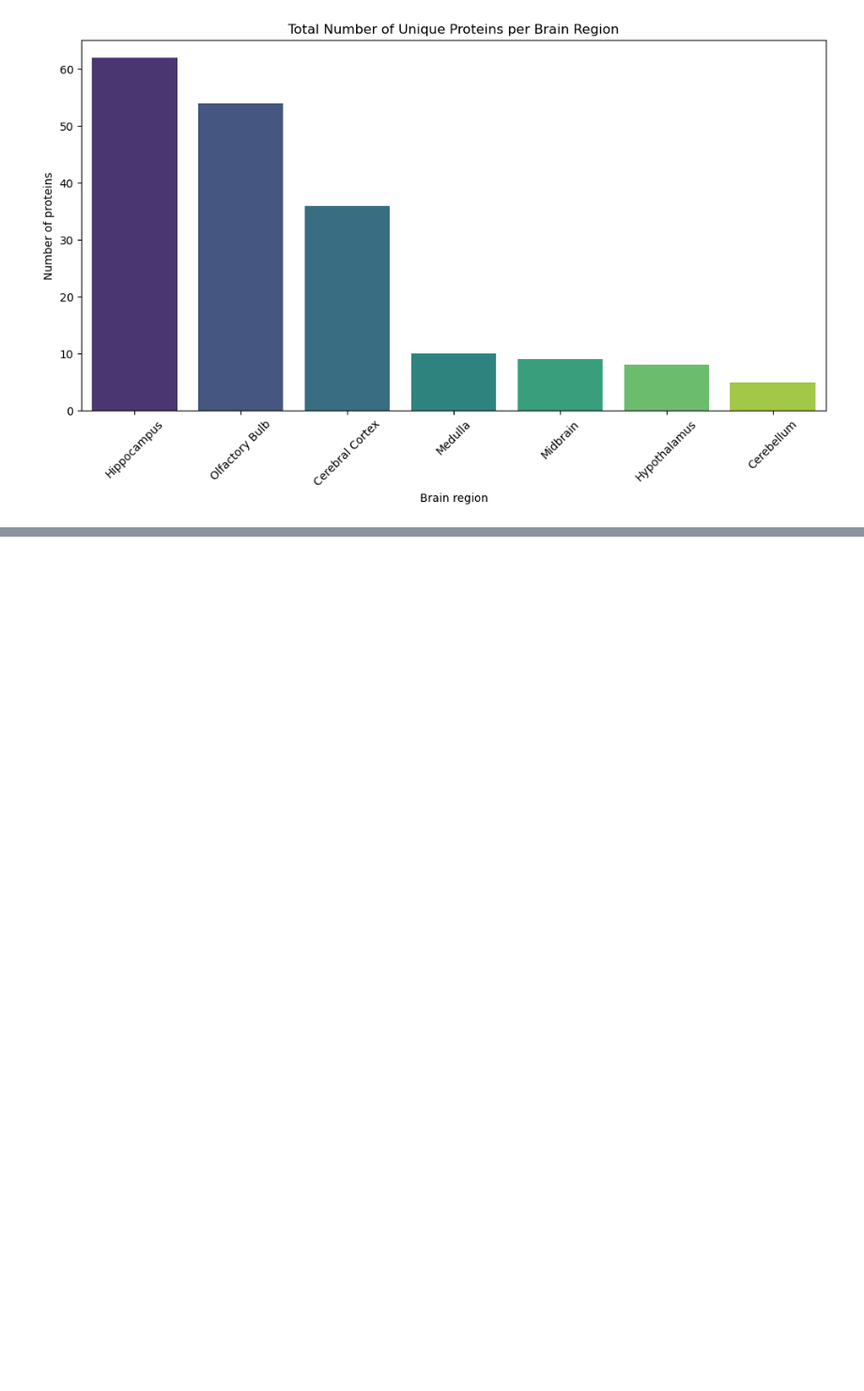
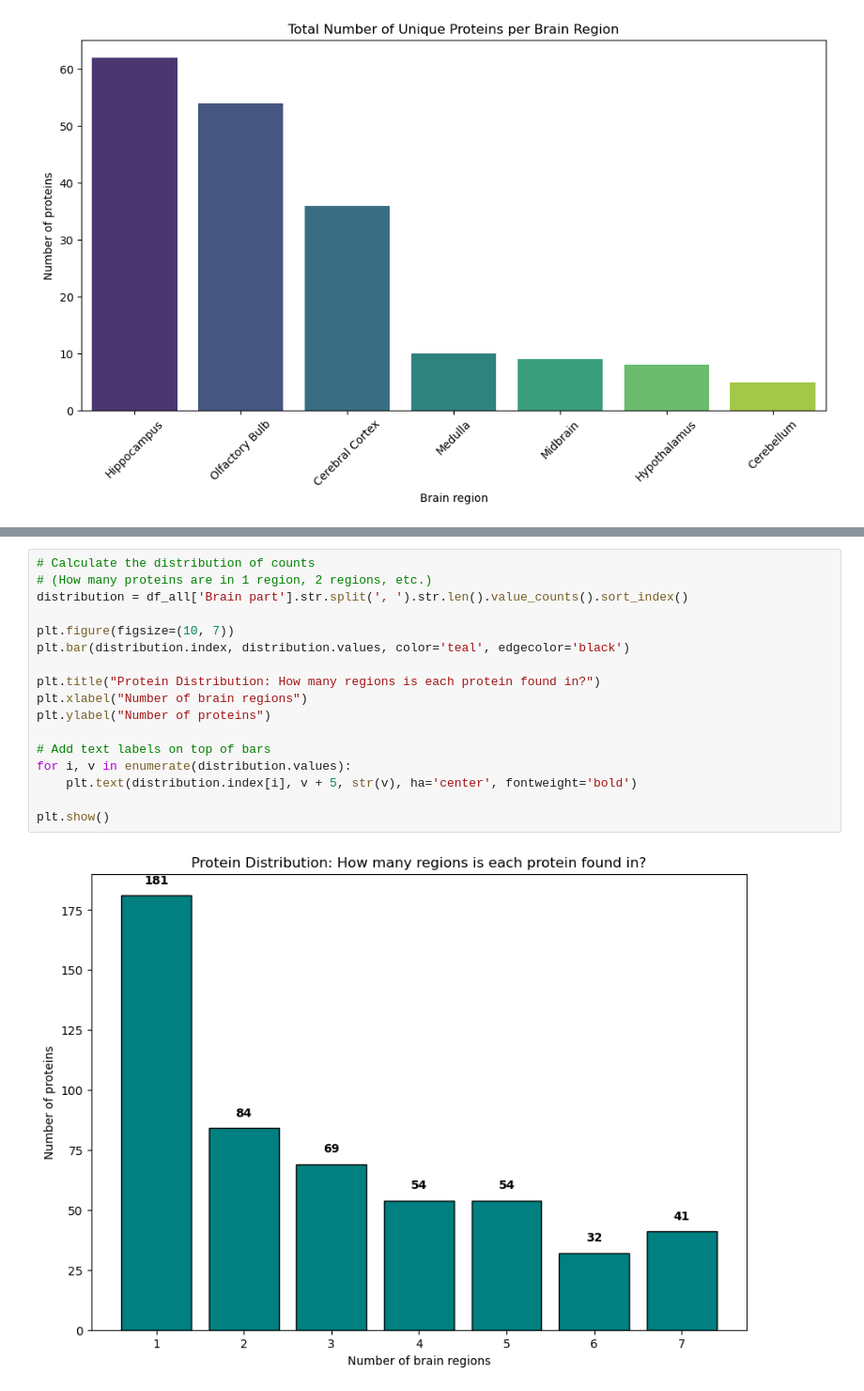
Before and after one commit to ikotsov/proteomic-analysis, a Jupyter notebook: notebooks/data_exploration.ipynb, the cells around one changed output, grey strips where cells are left out. Shown at 94% size. Cells and saved outputs as stored; diff of their text form; blank space fills up the shorter version.

Commit message:
Add protein percentage stats and summary

```diff
--- a/notebooks/data_exploration.ipynb
+++ b/notebooks/data_exploration.ipynb
@@ -282,0 +294,19 @@ Proteins common to multiple regions: 334
+# %%
+# Calculate the distribution of counts
+# (How many proteins are in 1 region, 2 regions, etc.)
+distribution = df_all['Brain part'].str.split(', ').str.len().value_counts().sort_index()
+
+plt.figure(figsize=(10, 7))
+plt.bar(distribution.index, distribution.values, color='teal', edgecolor='black')
+
+plt.title("Protein Distribution: How many regions is each protein found in?")
+plt.xlabel("Number of brain regions")
+plt.ylabel("Number of proteins")
+
+# Add text labels on top of bars
+for i, v in enumerate(distribution.values):
+    plt.text(distribution.index[i], v + 5, str(v), ha='center', fontweight='bold')
+
+plt.show()
+# %% [output]
+[figure, added]
```
Also changed, not shown: parts of 2 cells of this notebook.
